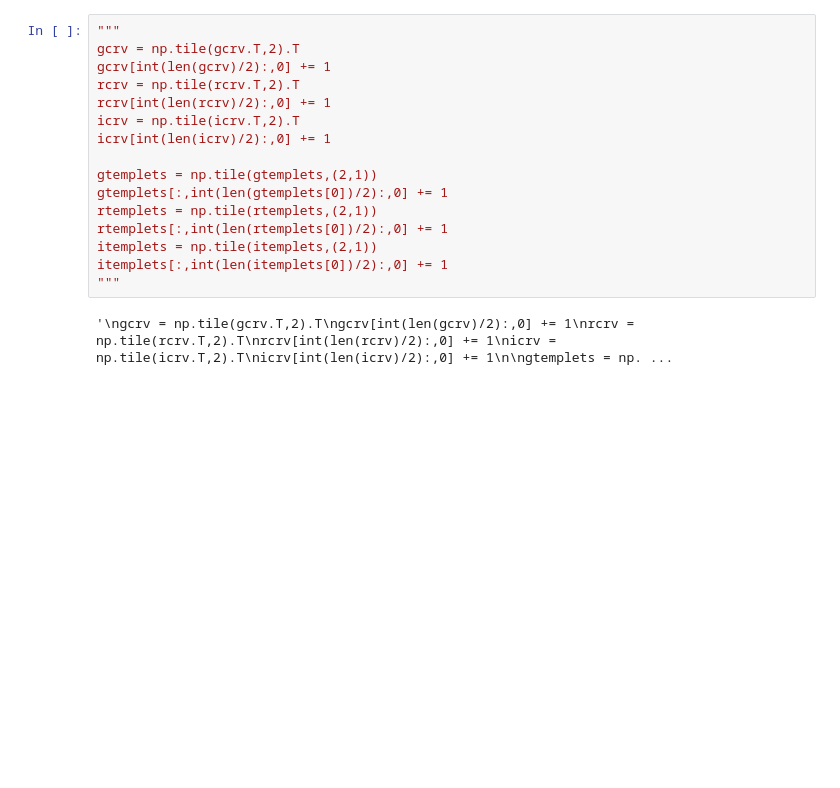
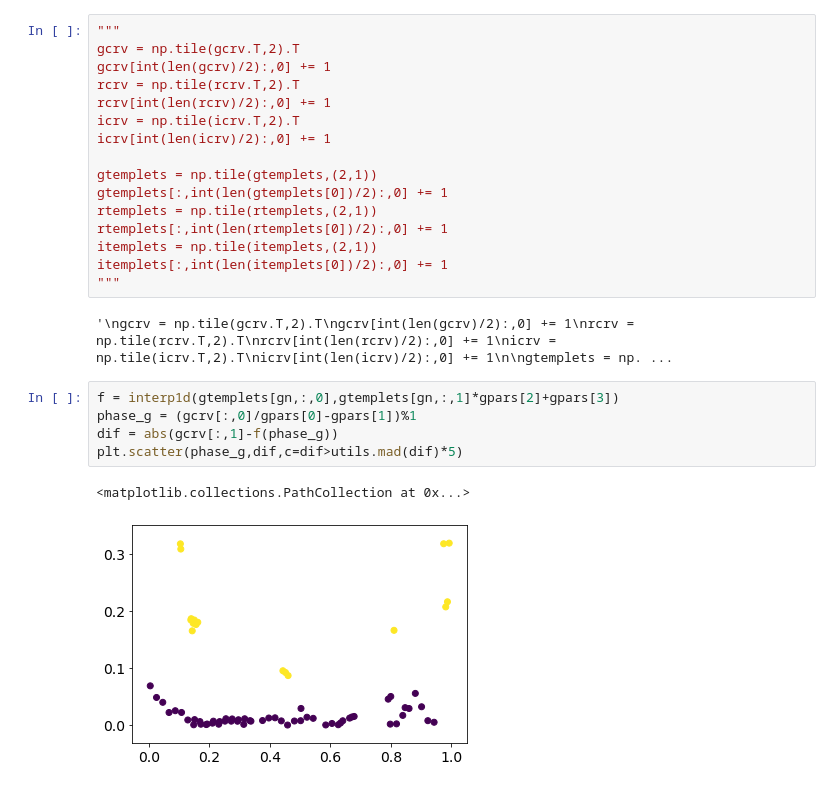
Before and after one commit to KyleLMatt/CurveFit, a Jupyter notebook: Templet fit.ipynb, the cells around one changed output. Cells and saved outputs as stored; diff of their text form; blank space fills up the shorter version.

```diff
--- a/Templet fit.ipynb
+++ b/Templet fit.ipynb
@@ -186,3 +262,11 @@ itemplets[:,int(len(itemplets[0])/2):,0] += 1
 """
 # %% [output]
 '\ngcrv = np.tile(gcrv.T,2).T\ngcrv[int(len(gcrv)/2):,0] += 1\nrcrv = np.tile(rcrv.T,2).T\nrcrv[int(len(rcrv)/2):,0] += 1\nicrv = np.tile(icrv.T,2).T\nicrv[int(len(icrv)/2):,0] += 1\n\ngtemplets = np. ...
+# %%
+f = interp1d(gtemplets[gn,:,0],gtemplets[gn,:,1]*gpars[2]+gpars[3])
+phase_g = (gcrv[:,0]/gpars[0]-gpars[1])%1
+dif = abs(gcrv[:,1]-f(phase_g))
+plt.scatter(phase_g,dif,c=dif>utils.mad(dif)*5)
+# %% [output]
+<matplotlib.collections.PathCollection at 0x...>
+[figure, added]
```
Also changed, not shown: parts of 11 cells of this notebook.
